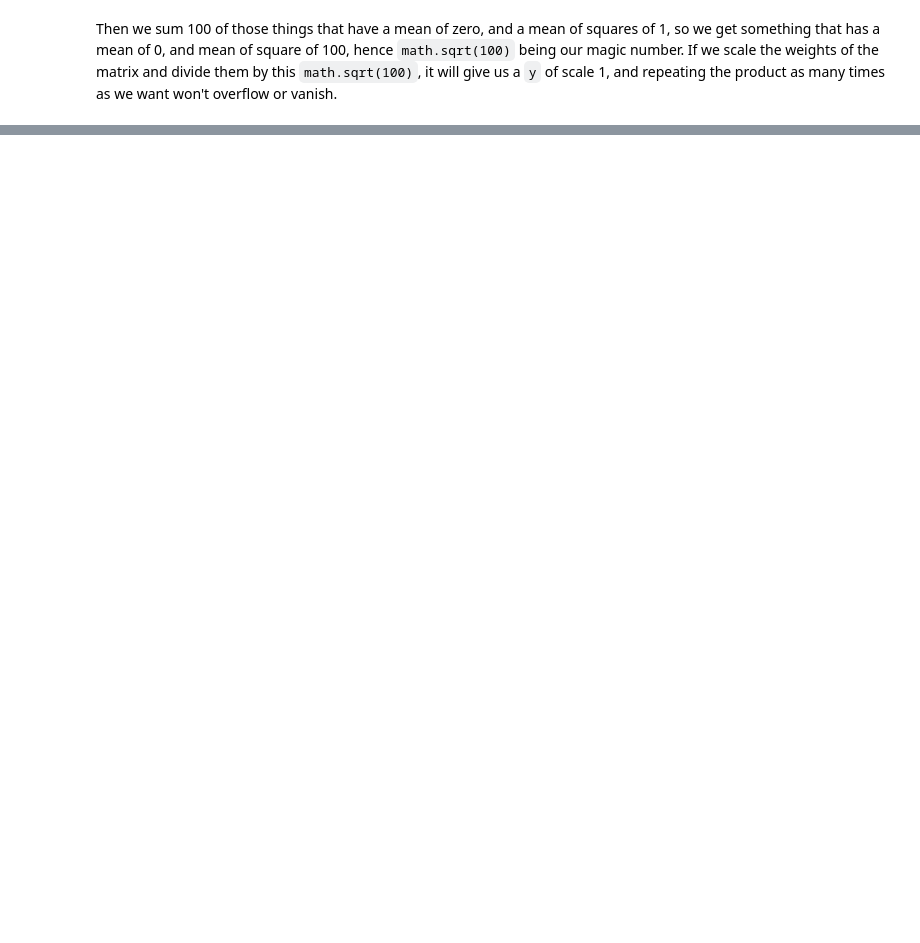
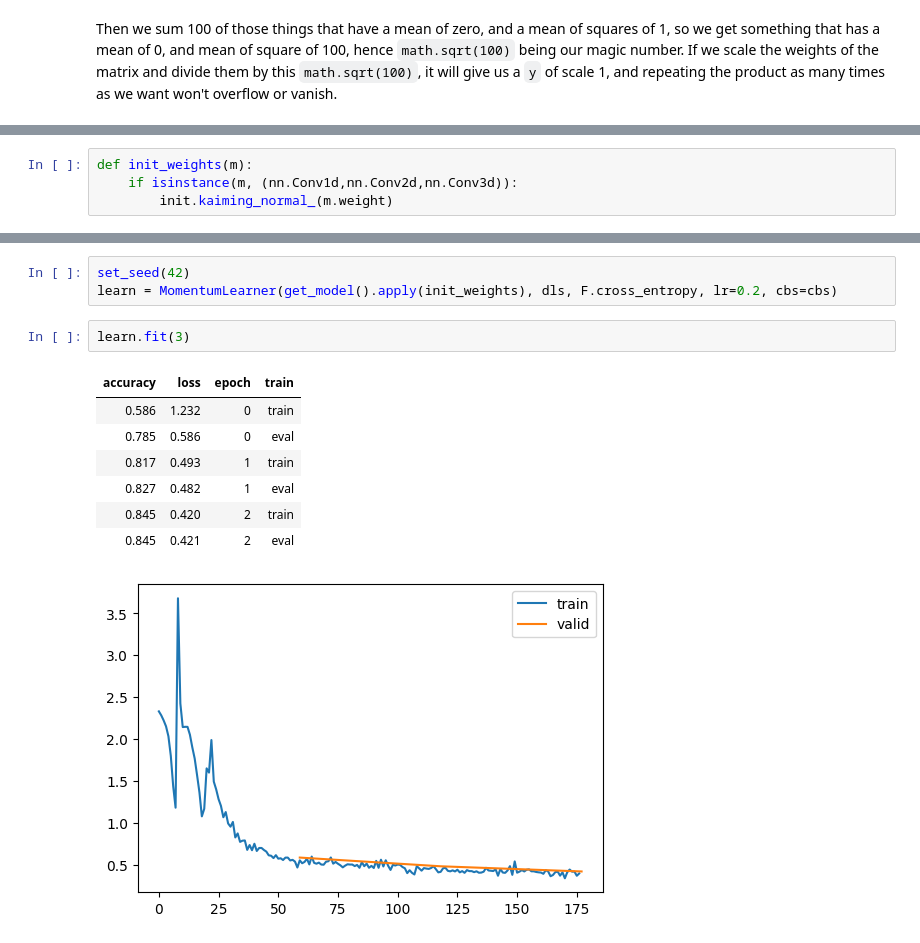
Before and after one commit to conscioustahoe/gradients, a Jupyter notebook: initializing.ipynb, the cells around one changed output, grey strips where cells are left out. Drawn from its saved outputs; the diff is of its cells as text; blank space fills up the shorter version.

Commit message:
add kaiming init

```diff
--- a/initializing.ipynb
+++ b/initializing.ipynb
@@ -447,0 +568,4 @@ Then we sum 100 of those things that have a mean of zero, and a mean of squares
+# %%
+def init_weights(m):
+    if isinstance(m, (nn.Conv1d,nn.Conv2d,nn.Conv3d)):
+        init.kaiming_normal_(m.weight)
@@ -447,0 +578,14 @@ Then we sum 100 of those things that have a mean of zero, and a mean of squares
+# %%
+set_seed(42)
+learn = MomentumLearner(get_model().apply(init_weights), dls, F.cross_entropy, lr=0.2, cbs=cbs)
+# %%
+learn.fit(3)
+# %% [output]
+| accuracy | loss | epoch | train |
+| 0.586 | 1.232 | 0 | train |
+| 0.785 | 0.586 | 0 | eval |
+| 0.817 | 0.493 | 1 | train |
+| 0.827 | 0.482 | 1 | eval |
+| 0.845 | 0.420 | 2 | train |
+| 0.845 | 0.421 | 2 | eval |
+[figure, added]
```
Also changed, not shown: parts of 20 cells of this notebook.
